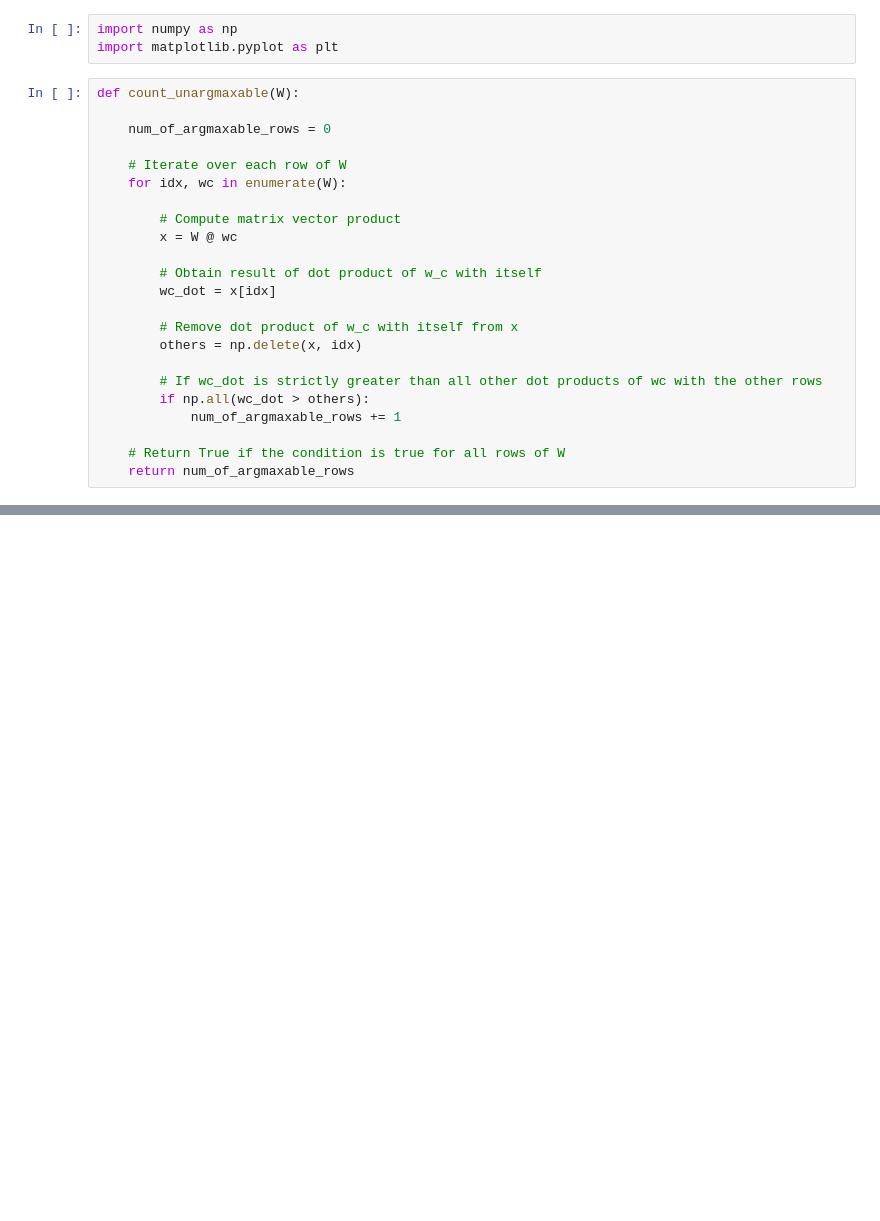
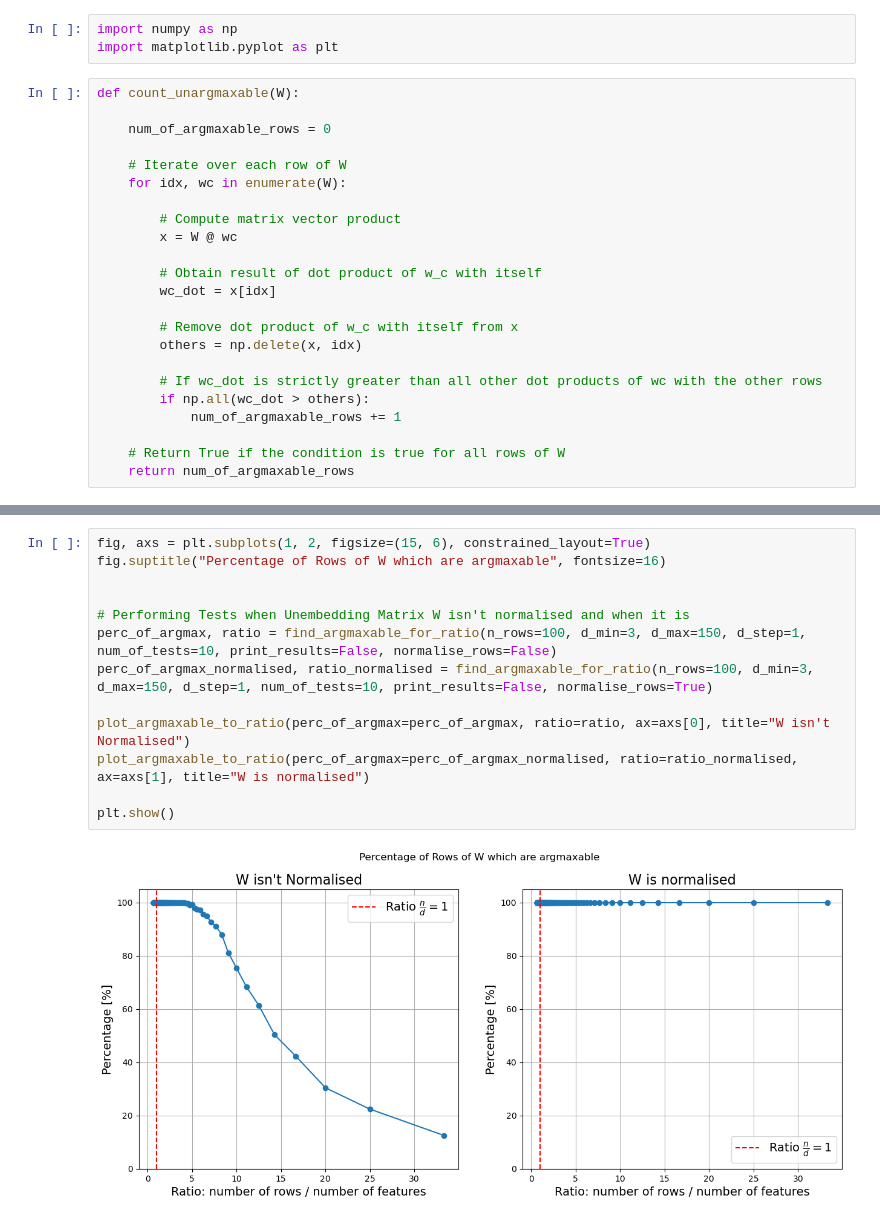
Before and after one commit to cs1500/unargmax-matryoshka, a Jupyter notebook: scripts/rand_matrices_unargmax.ipynb, the cells around one changed output, grey strips where cells are left out. Drawn from its saved outputs; the diff is of its cells as text; blank space fills up the shorter version.

```diff
--- a/scripts/rand_matrices_unargmax.ipynb
+++ b/scripts/rand_matrices_unargmax.ipynb
@@ -83,0 +90,15 @@ plot_argmaxable_to_ratio(perc_of_argmax=perc_of_argmax, ratio=ratio)
+# %%
+fig, axs = plt.subplots(1, 2, figsize=(15, 6), constrained_layout=True)
+fig.suptitle("Percentage of Rows of W which are argmaxable", fontsize=16)
+
+
+# Performing Tests when Unembedding Matrix W isn't normalised and when it is
+perc_of_argmax, ratio = find_argmaxable_for_ratio(n_rows=100, d_min=3, d_max=150, d_step=1, num_of_tests=10, print_results=False, normalise_rows=False)
+perc_of_argmax_normalised, ratio_normalised = find_argmaxable_for_ratio(n_rows=100, d_min=3, d_max=150, d_step=1, num_of_tests=10, print_results=False, normalise_rows=True)
+
+plot_argmaxable_to_ratio(perc_of_argmax=perc_of_argmax, ratio=ratio, ax=axs[0], title="W isn't Normalised")
+plot_argmaxable_to_ratio(perc_of_argmax=perc_of_argmax_normalised, ratio=ratio_normalised, ax=axs[1], title="W is normalised")
+
+plt.show()
+# %% [output]
+[figure, added]
```
Also changed, not shown: parts of 4 cells of this notebook.
